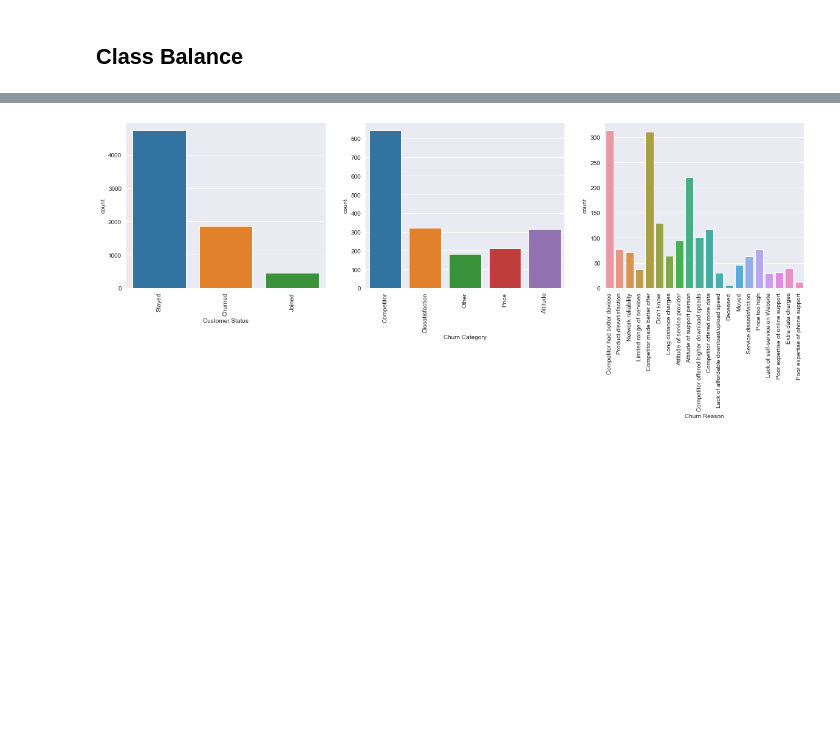
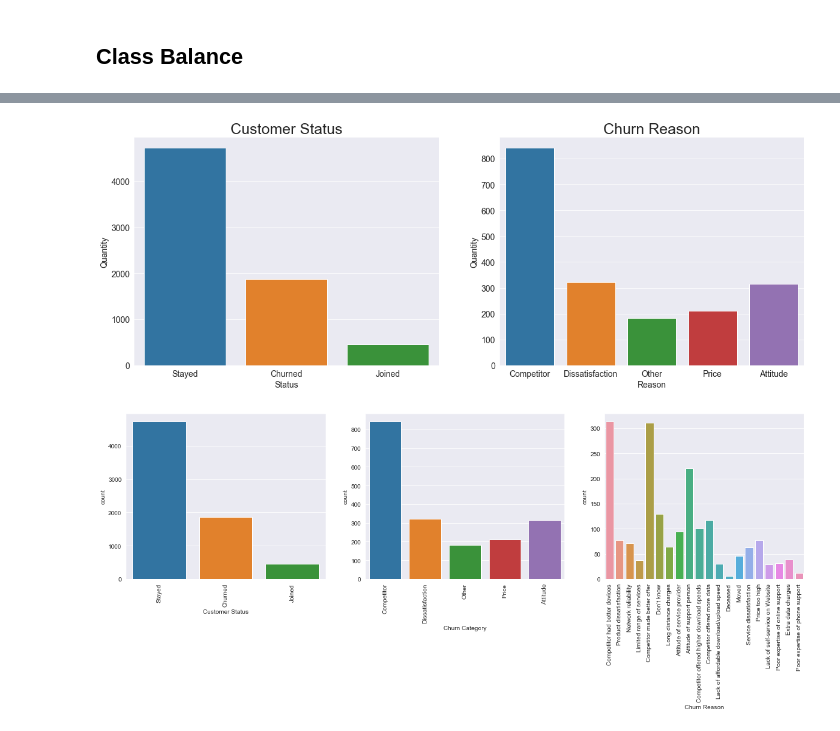
Before and after one commit to BreytMN/models-and-simulations, a Jupyter notebook: notebooks/machine_learning/classification/maven_churn_challenge/maven_churn_challenge.ipynb, the cells around one changed output, grey strips where cells are left out. Cells and saved outputs as stored; diff of their text form; code cells hidden in the pictures; blank space fills up the shorter version.

```diff
--- a/notebooks/machine_learning/classification/maven_churn_challenge/maven_churn_challenge.ipynb
+++ b/notebooks/machine_learning/classification/maven_churn_challenge/maven_churn_challenge.ipynb
@@ -270,3 +289,23 @@ They can be filled accordingly if used as targets.
+# %%
+fig, ax = plt.subplots(1, 2, figsize=(20, 7))
+
+sns.countplot(df_churn, x='Customer Status', ax=ax[0])
+
+ax[0].set_title('Customer Status', fontsize=25)
+ax[0].set_xlabel('Status', fontsize=14)
+ax[0].set_ylabel('Quantity', fontsize=14)
+ax[0].tick_params(axis='x', labelsize=14)
+ax[0].tick_params(axis='y', labelsize=14)
+
+sns.countplot(df_churn, x='Churn Category')
+
+ax[1].set_title('Churn Reason', fontsize=25)
+ax[1].set_xlabel('Reason', fontsize=14)
+ax[1].set_ylabel('Quantity', fontsize=14)
+ax[1].tick_params(axis='x', labelsize=14)
+ax[1].tick_params(axis='y', labelsize=14)
+# %% [output]
+[figure, added]
 # %%
 plot_countplot(df_churn, fig_cols=3, figsize=(20, 5), rotation=90)
 # %% [output]
```
Also changed, not shown: parts of 44 cells of this notebook, 7 other files.
